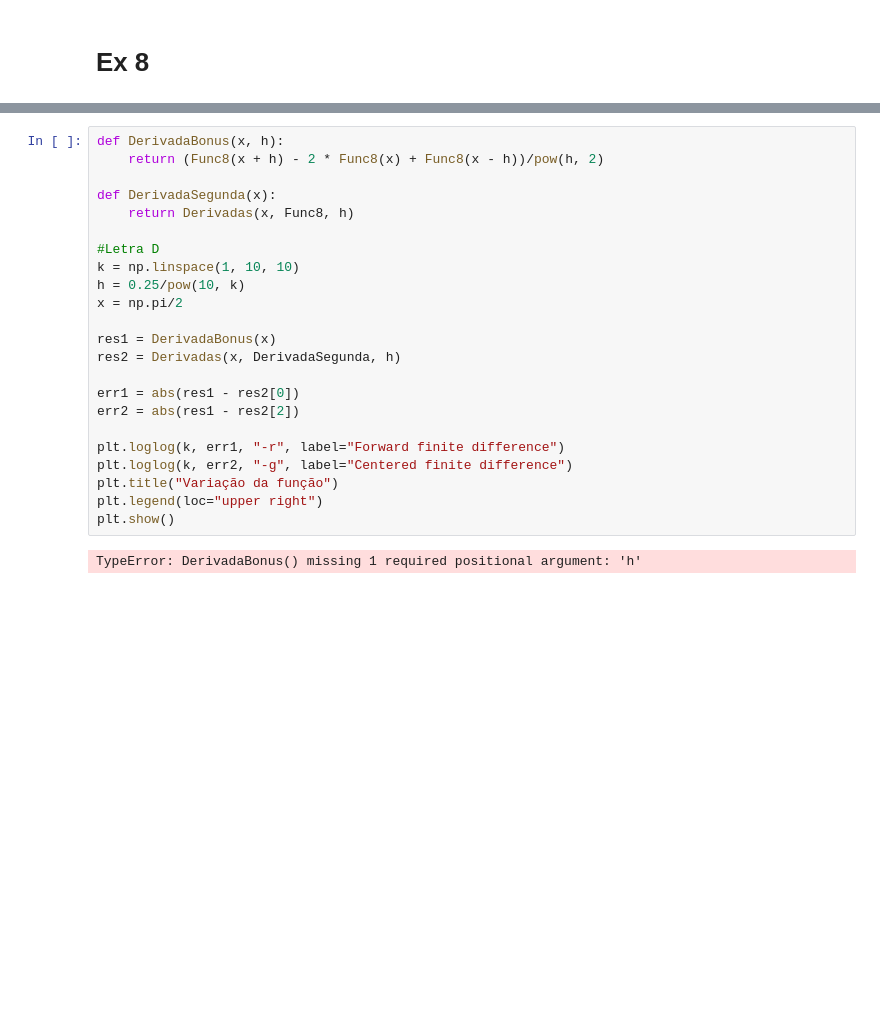
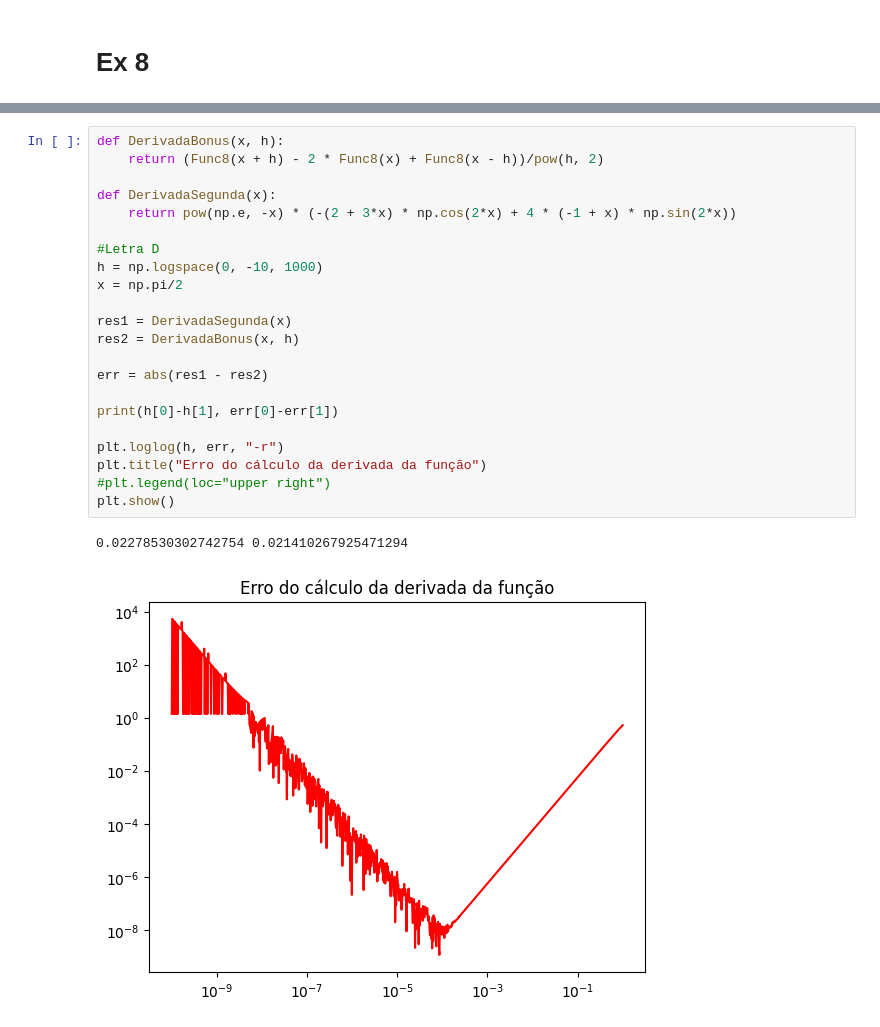
Before and after one commit to LuisFSForti/Atividades_USP, a Jupyter notebook: Calculo_Numerico/Atividade_5/Atividade5.ipynb, the cells around one changed output, grey strips where cells are left out. Drawn from its saved outputs; the diff is of its cells as text; blank space fills up the shorter version.

```diff
--- a/Calculo_Numerico/Atividade_5/Atividade5.ipynb
+++ b/Calculo_Numerico/Atividade_5/Atividade5.ipynb
@@ -581,25 +593,25 @@ plt.show()
 # %%
 def DerivadaBonus(x, h):
     return (Func8(x + h) - 2 * Func8(x) + Func8(x - h))/pow(h, 2)
 
 def DerivadaSegunda(x):
-    return Derivadas(x, Func8, h)
+    return pow(np.e, -x) * (-(2 + 3*x) * np.cos(2*x) + 4 * (-1 + x) * np.sin(2*x))
 
 #Letra D
-k = np.linspace(1, 10, 10)
-h = 0.25/pow(10, k)
+h = np.logspace(0, -10, 1000)
 x = np.pi/2
 
-res1 = DerivadaBonus(x)
-res2 = Derivadas(x, DerivadaSegunda, h)
+res1 = DerivadaSegunda(x)
+res2 = DerivadaBonus(x, h)
 
-err1 = abs(res1 - res2[0])
-err2 = abs(res1 - res2[2])
+err = abs(res1 - res2)
 
-plt.loglog(k, err1, "-r", label="Forward finite difference")
-plt.loglog(k, err2, "-g", label="Centered finite difference")
-plt.title("Variação da função")
-plt.legend(loc="upper right")
+print(h[0]-h[1], err[0]-err[1])
+
+plt.loglog(h, err, "-r")
+plt.title("Erro do cálculo da derivada da função")
+#plt.legend(loc="upper right")
 plt.show()
 # %% [output]
-TypeError: DerivadaBonus() missing 1 required positional argument: 'h'
+0.02278530302742754 0.021410267925471294
+[figure, added]
```
Also changed, not shown: parts of 8 cells of this notebook.
